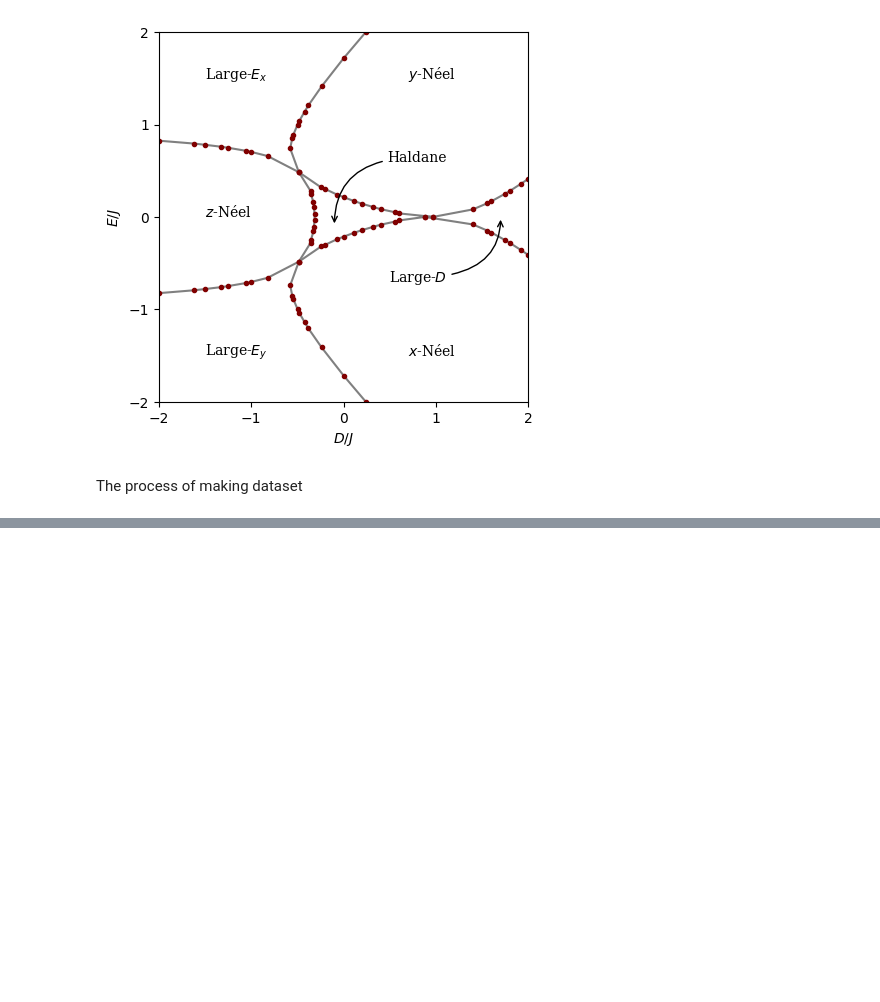
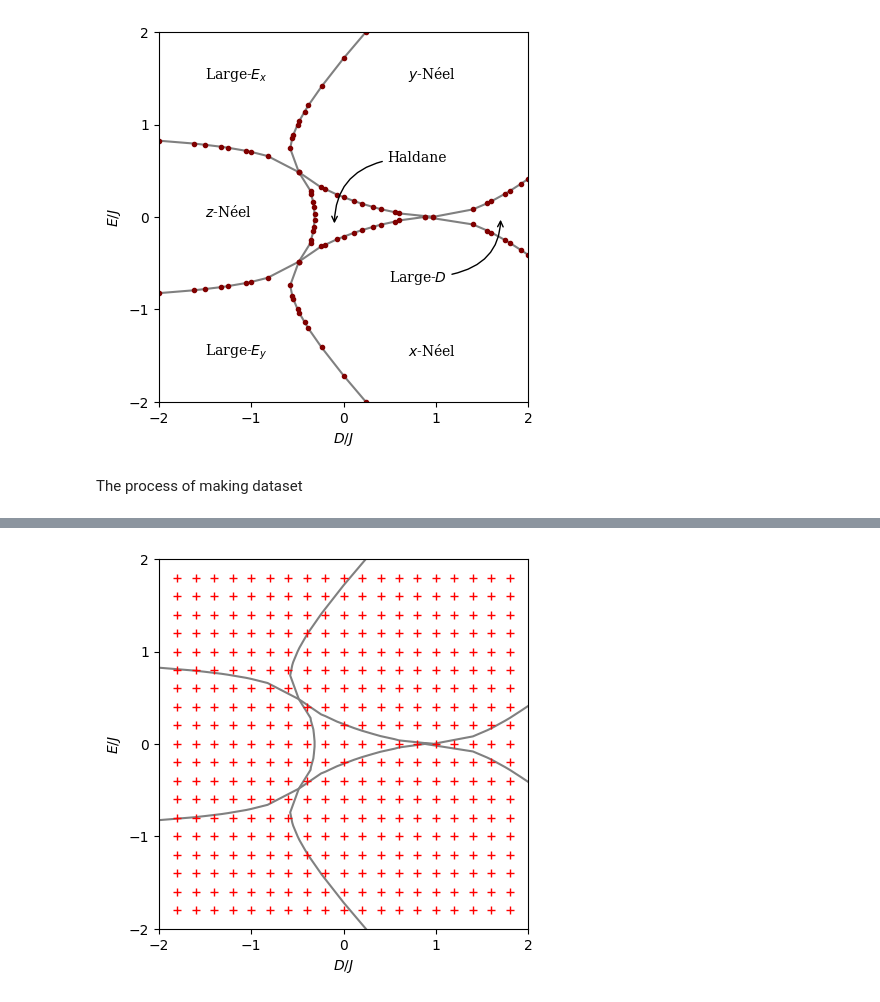
Before and after one commit to mehrankhosrojerdi/4th_project_with_UCL, a Jupyter notebook: recunstruct_phase_diagram.ipynb, the cells around one changed output, grey strips where cells are left out. Saved outputs shown, nothing was run; the diff lists cells and outputs as text; code cells hidden in the pictures; blank space fills up the shorter version.

```diff
--- a/recunstruct_phase_diagram.ipynb
+++ b/recunstruct_phase_diagram.ipynb
@@ -168,0 +354,34 @@ a  = pd.read_csv('random_train_dataset.csv')
+# %%
+x1 = first_part['x']
+y1 = first_part['y']
+plt.plot(x1,y1,'-',color='gray')
+
+x2 = second_part['x']
+y2 = second_part['y']
+plt.plot(x2, y2, '-', color = 'gray')
+
+x3 = third_part['x']
+y3 = third_part['y']
+plt.plot(x3, y3, '-', color = 'gray')
+
+E = np.arange(-1.8, 2, 0.2)
+D = np.arange(-1.8, 2, 0.2)
+lst_points = []
+lst_target = []
+for d in D:
+    for e in E:
+        lst_points.append([d, e])
+
+points = np.array(lst_points)
+plt.plot(points[:,0], points[:,1],'r+')
+
+
+
+plt.axis('square')
+plt.xlim(-2,2),plt.ylim(-2,2)
+plt.xticks([-2,-1,0,1,2]),plt.yticks([-2,-1,0,1,2])
+plt.xlabel('$D/J$'),plt.ylabel('$E/J$')
+plt.savefig('phase_diagram.png', dpi=1000)
+plt.show()
+# %% [output]
+[figure, added]
```
Also changed, not shown: parts of 9 cells of this notebook, 18 other files.
